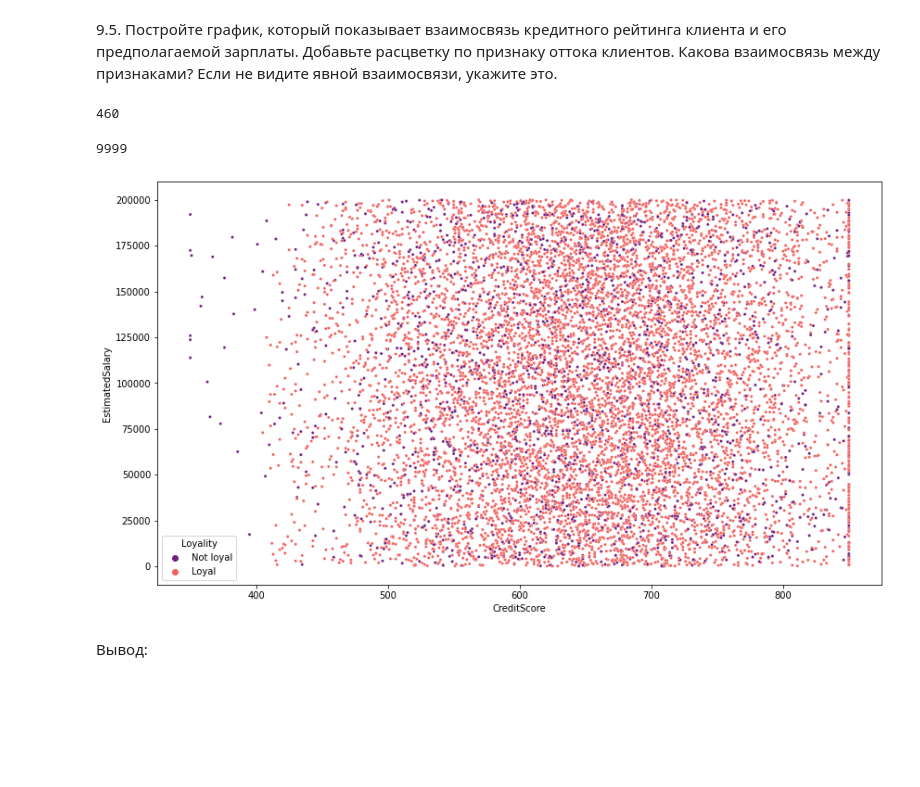
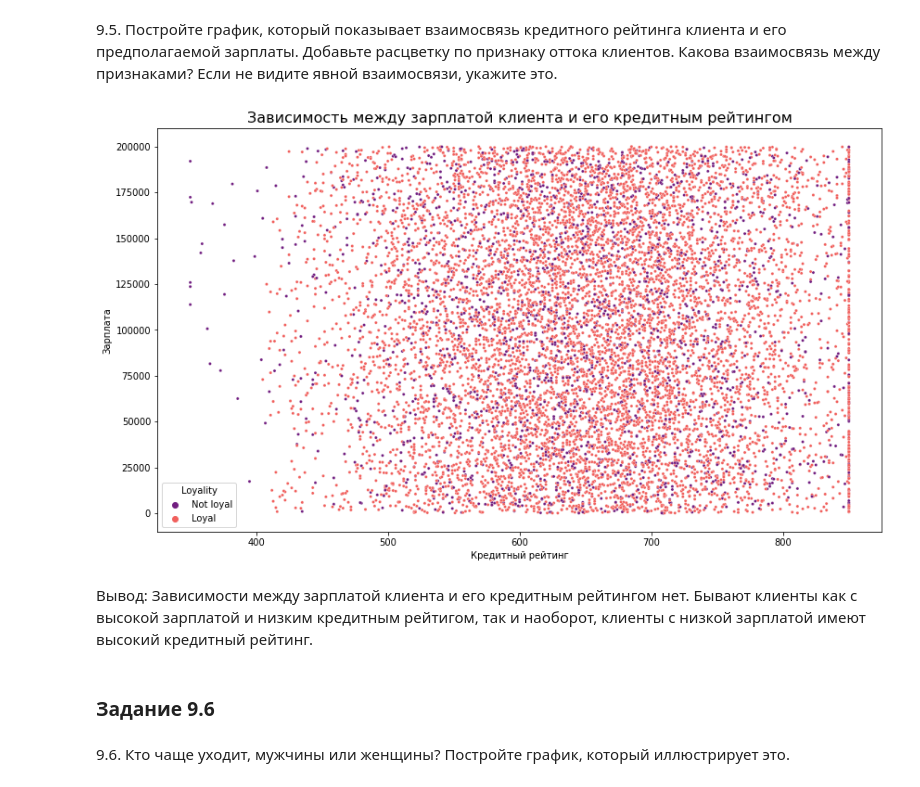
Before and after one commit to Maria-061/ds1, a Jupyter notebook: skillfactory/PY_13 Визуализация данных/practice.ipynb, the cells around one changed output. Drawn from its saved outputs; the diff is of its cells as text; code cells hidden in the pictures; blank space fills up the shorter version.

```diff
--- a/skillfactory/PY_13 Визуализация данных/practice.ipynb
+++ b/skillfactory/PY_13 Визуализация данных/practice.ipynb
@@ -140,25 +135,25 @@ fig3.set_xlabel('Лояльность клиентов');
 ### Задание 9.5
 # %% [markdown]
 9.5. Постройте график, который показывает взаимосвязь кредитного рейтинга клиента и его предполагаемой зарплаты. Добавьте расцветку по признаку оттока клиентов. Какова взаимосвязь между признаками? Если не видите явной взаимосвязи, укажите это.
-# %%
-churn_data['CreditScore'].nunique()
-# %% [output]
-460
-# %%
-churn_data['EstimatedSalary'].nunique()
-# %% [output]
-9999
 # %%
+# построение графика
+
 plt.figure(figsize=(14, 8))
-rating = sns.scatterplot(data=churn_data,
+fig5 = sns.scatterplot(data=churn_data,
                          x='CreditScore',
                          y='EstimatedSalary',
                          hue='Loyality',
                          s=10,
                          palette="magma"
 )
-rating;
+fig5.set_title('Зависимость между зарплатой клиента и его кредитным рейтингом', fontsize=16);
+fig5.set_xlabel('Кредитный рейтинг')
+fig5.set_ylabel('Зарплата');
 # %% [output]
-[figure, old version]
+[figure, new version]
-# %% [markdown]
-Вывод:
+# %% [markdown]
+Вывод: Зависимости между зарплатой клиента и его кредитным рейтингом нет. Бывают клиенты как с высокой зарплатой и низким кредитным рейтигом, так и наоборот, клиенты с низкой зарплатой имеют высокий кредитный рейтинг.
+# %% [markdown]
+### Задание 9.6
+# %% [markdown]
+9.6. Кто чаще уходит, мужчины или женщины? Постройте график, который иллюстрирует это.
```
Also changed, not shown: parts of 45 cells of this notebook.
